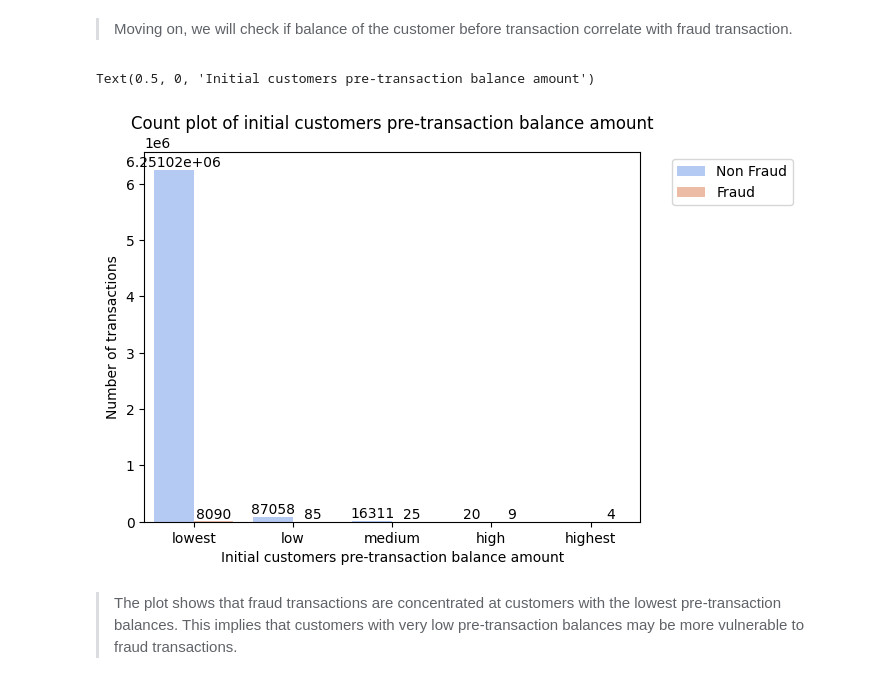
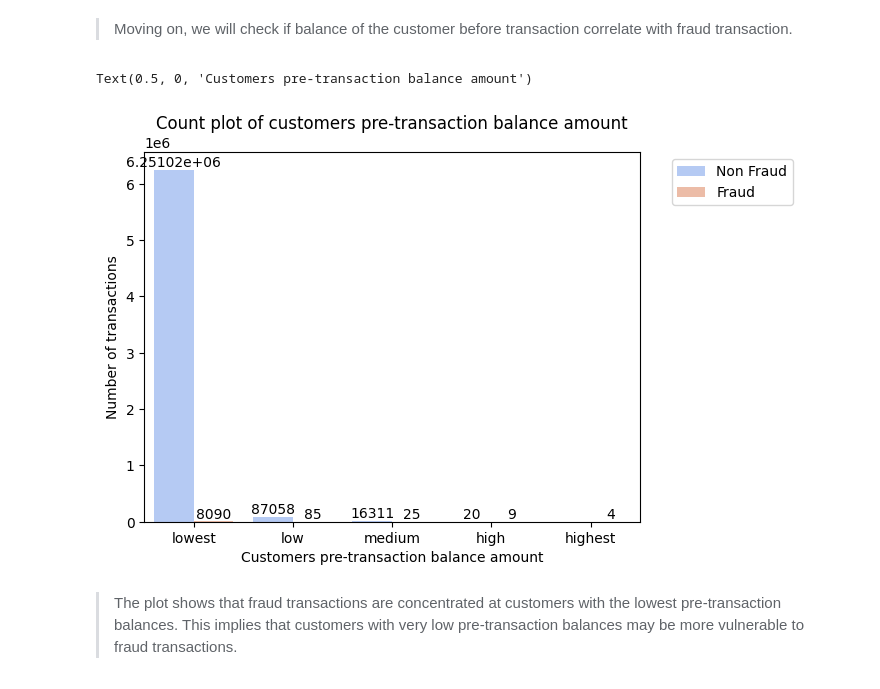
Before and after one commit to V3ness/Data-Science-Fundamentals-Project, a Jupyter notebook: project.ipynb, the cells around one changed output. Drawn from its saved outputs; the diff is of its cells as text; code cells hidden in the pictures.

```diff
--- a/project.ipynb
+++ b/project.ipynb
@@ -347,20 +347,20 @@ plt.show()
 # %%
 df['oldBalanceOrig_amount'] = pd.cut(df['oldBalanceOrig'], 5, labels=['lowest', 'low', 'medium', 'high', 'highest'])
 
 ax = sns.countplot(x='oldBalanceOrig_amount', data=df, hue='isFraud', palette='coolwarm')
 for container in ax.containers:
     ax.bar_label(container)
-plt.title('Count plot of initial customers pre-transaction balance amount')
+plt.title('Count plot of customers pre-transaction balance amount')
 
 handles, labels = ax.get_legend_handles_labels()
 labels = ['Non Fraud' if label == '0' else 'Fraud' for label in labels]
 ax.legend(handles, labels, bbox_to_anchor=(1.05, 1), loc='upper left')
 
 plt.ylabel('Number of transactions')
-plt.xlabel('Initial customers pre-transaction balance amount')
+plt.xlabel('Customers pre-transaction balance amount')
 # %% [output]
-Text(0.5, 0, 'Initial customers pre-transaction balance amount')
+Text(0.5, 0, 'Customers pre-transaction balance amount')
-[figure, old version]
+[figure, new version]
 # %% [markdown]
 > The plot shows that fraud transactions are concentrated at customers with the lowest pre-transaction balances. This implies that customers with very low pre-transaction balances may be more vulnerable to fraud transactions.
 # %% [markdown]
```
Also changed, not shown: parts of 1 cell of this notebook.
